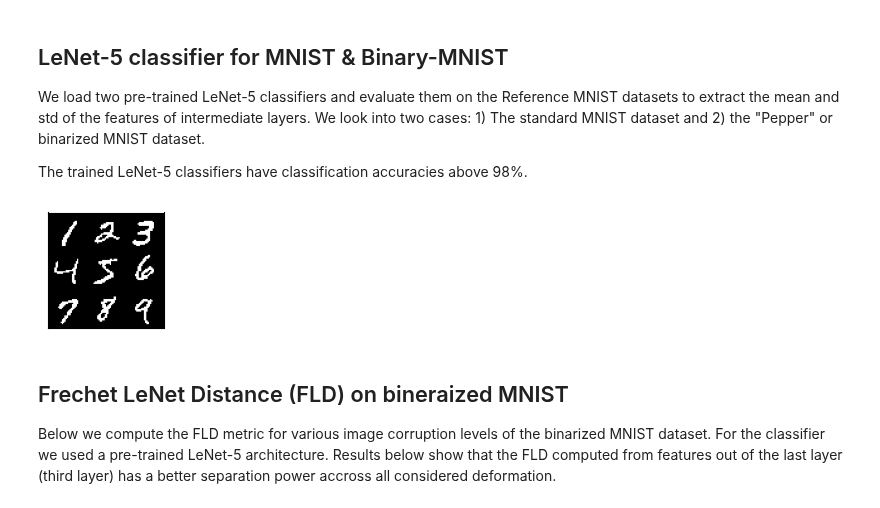
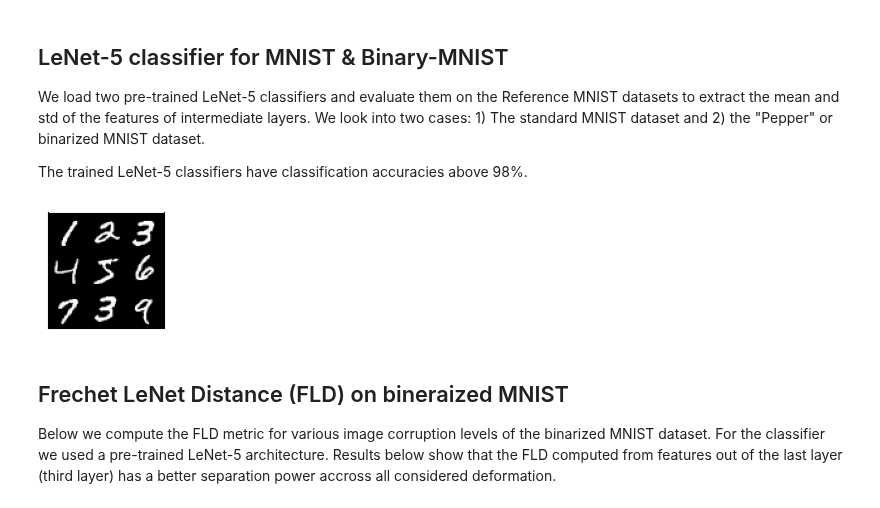
Before and after one commit to dfaroughy/FID-MNIST, a Jupyter notebook: FID_MNIST.ipynb, the cells around one changed output. Saved outputs shown, nothing was run; the diff lists cells and outputs as text; code cells hidden in the pictures.

```diff
--- a/FID_MNIST.ipynb
+++ b/FID_MNIST.ipynb
@@ -157,14 +39,13 @@ model_bin.eval()
 
 test_ref = load_nist_data(name='BinaryMNIST', train=False)
 # %%
-data_ref = load_nist_data(name='BinaryMNIST', distortion='crop', level=0)
+data_ref = load_nist_data(name='MNIST', distortion='crop', level=0)
 dataloader = DataLoader(data_ref, batch_size=100, shuffle=False)
 images, labels = next(iter(dataloader))
-digits = get_10_digits(images, labels)
-
+digits = get_10_digits(images, labels, digits=[1,2,3,4,5,6,7,3,9], random=False)
 mnist_grid(digits, num_img=9,  nrow=3, figsize=(1.5,1.5))
 # %% [output]
-[figure, old version]
+[figure, new version]
 # %% [markdown]
 ## Frechet LeNet Distance (FLD) on bineraized MNIST
 
```
Also changed, not shown: parts of 10 cells of this notebook, 6 other files.
